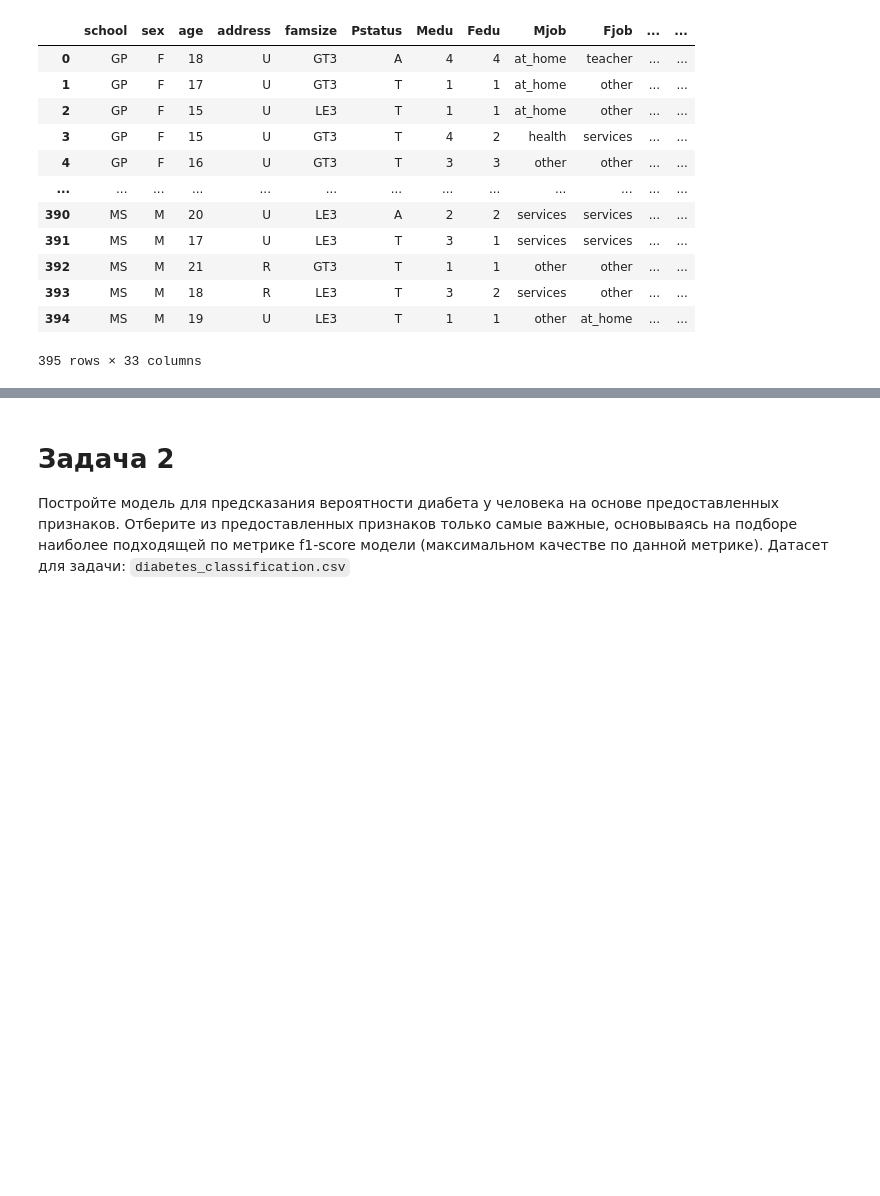
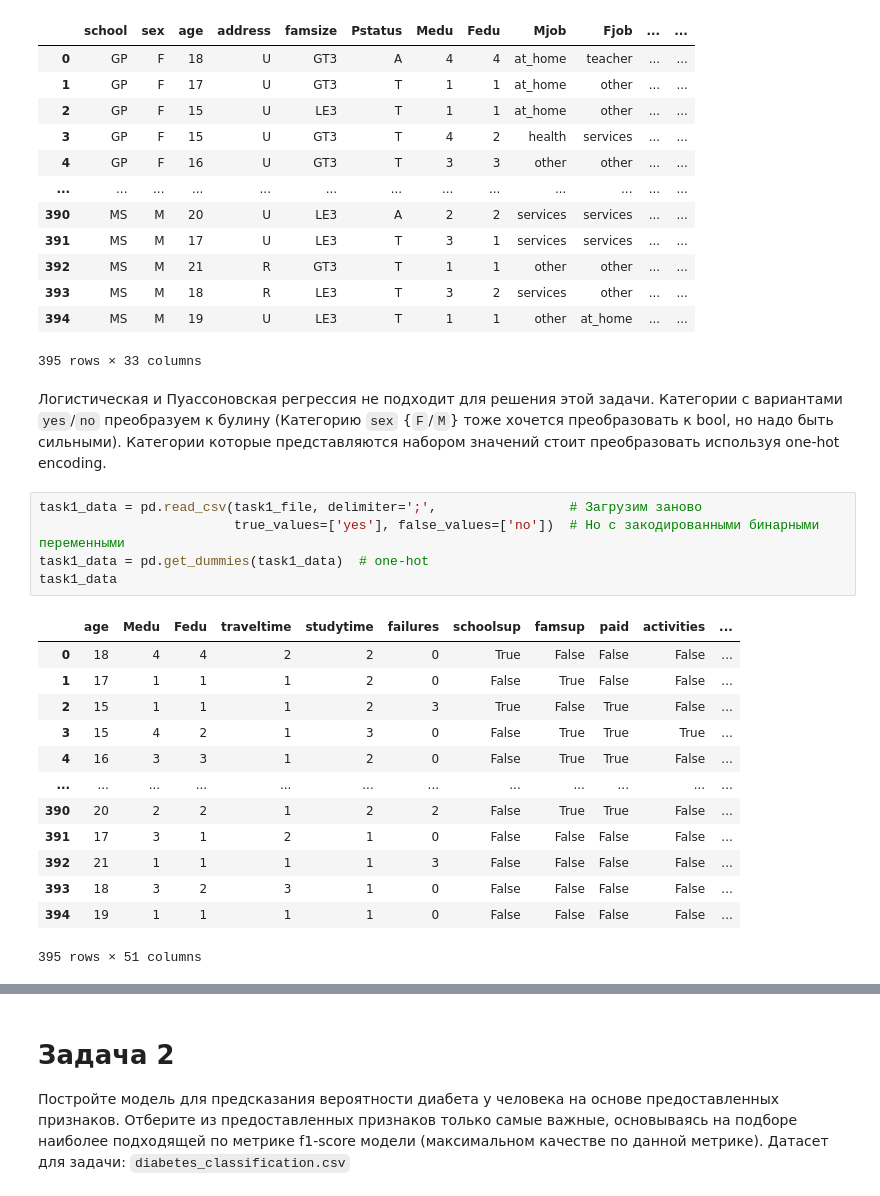
Before and after one commit to BurnBirdX7/statistics, a Jupyter notebook: src/Homework4.ipynb, the cells around one changed output, grey strips where cells are left out. Saved outputs shown, nothing was run; the diff lists cells and outputs as text; blank space fills up the shorter version.

```diff
--- a/src/Homework4.ipynb
+++ b/src/Homework4.ipynb
@@ -24,3 +29,25 @@ task1_data
 | 393 | MS | M | 18 | R | LE3 | T | 3 | 2 | services | other | ... | ... |
 | 394 | MS | M | 19 | U | LE3 | T | 1 | 1 | other | at_home | ... | ... |
 395 rows × 33 columns
+# %% [markdown]
+Логистическая и Пуассоновская регрессия не подходит для решения этой задачи. Категории с вариантами `yes`/`no` преобразуем к булину (Категорию `sex` {`F`/`M`} тоже хочется преобразовать к bool, но надо быть сильными).
+Категории которые представляются набором значений стоит преобразовать используя one-hot encoding.
+# %%
+task1_data = pd.read_csv(task1_file, delimiter=';',                 # Загрузим заново
+                         true_values=['yes'], false_values=['no'])  # Но с закодированными бинарными переменными
+task1_data = pd.get_dummies(task1_data)  # one-hot
+task1_data
+# %% [output]
+|  | age | Medu | Fedu | traveltime | studytime | failures | schoolsup | famsup | paid | activities | ... |
+| 0 | 18 | 4 | 4 | 2 | 2 | 0 | True | False | False | False | ... |
+| 1 | 17 | 1 | 1 | 1 | 2 | 0 | False | True | False | False | ... |
+| 2 | 15 | 1 | 1 | 1 | 2 | 3 | True | False | True | False | ... |
+| 3 | 15 | 4 | 2 | 1 | 3 | 0 | False | True | True | True | ... |
+| 4 | 16 | 3 | 3 | 1 | 2 | 0 | False | True | True | False | ... |
+| ... | ... | ... | ... | ... | ... | ... | ... | ... | ... | ... | ... |
+| 390 | 20 | 2 | 2 | 1 | 2 | 2 | False | True | True | False | ... |
+| 391 | 17 | 3 | 1 | 2 | 1 | 0 | False | False | False | False | ... |
+| 392 | 21 | 1 | 1 | 1 | 1 | 3 | False | False | False | False | ... |
+| 393 | 18 | 3 | 2 | 3 | 1 | 0 | False | False | False | False | ... |
+| 394 | 19 | 1 | 1 | 1 | 1 | 0 | False | False | False | False | ... |
+395 rows × 51 columns
```
Also changed, not shown: parts of 13 cells of this notebook.
